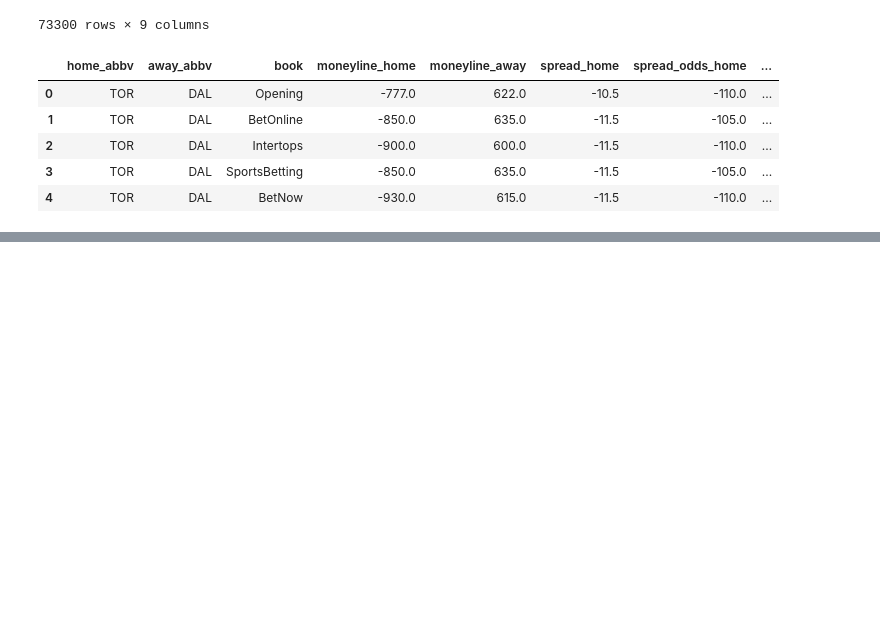
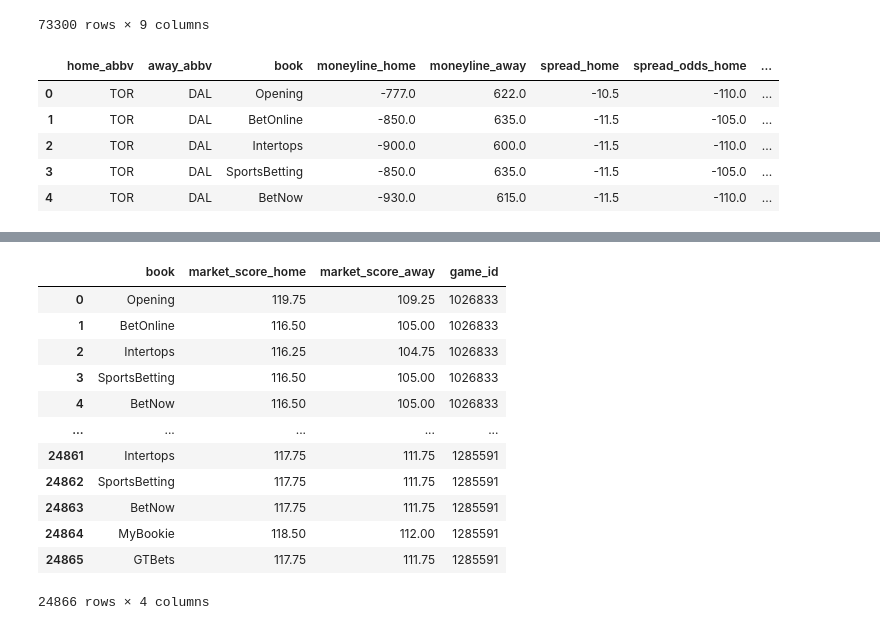
Before and after one commit to kyle-rgb/NBA_Sportsbook_Project, a Jupyter notebook: notebooks/Modeling.ipynb, the cells around one changed output, grey strips where cells are left out. Saved outputs shown, nothing was run; the diff lists cells and outputs as text; code cells hidden in the pictures; blank space fills up the shorter version.

```diff
--- a/notebooks/Modeling.ipynb
+++ b/notebooks/Modeling.ipynb
@@ -404,0 +468,16 @@ ValueError: Length of values (3439) does not match length of index (4938)
+# %%
+sample.market_projections
+# %% [output]
+|  | book | market_score_home | market_score_away | game_id |
+| 0 | Opening | 119.75 | 109.25 | 1026833 |
+| 1 | BetOnline | 116.50 | 105.00 | 1026833 |
+| 2 | Intertops | 116.25 | 104.75 | 1026833 |
+| 3 | SportsBetting | 116.50 | 105.00 | 1026833 |
+| 4 | BetNow | 116.50 | 105.00 | 1026833 |
+| ... | ... | ... | ... | ... |
+| 24861 | Intertops | 117.75 | 111.75 | 1285591 |
+| 24862 | SportsBetting | 117.75 | 111.75 | 1285591 |
+| 24863 | BetNow | 117.75 | 111.75 | 1285591 |
+| 24864 | MyBookie | 118.50 | 112.00 | 1285591 |
+| 24865 | GTBets | 117.75 | 111.75 | 1285591 |
+24866 rows × 4 columns
```
Also changed, not shown: parts of 17 cells of this notebook, 1 other file.
